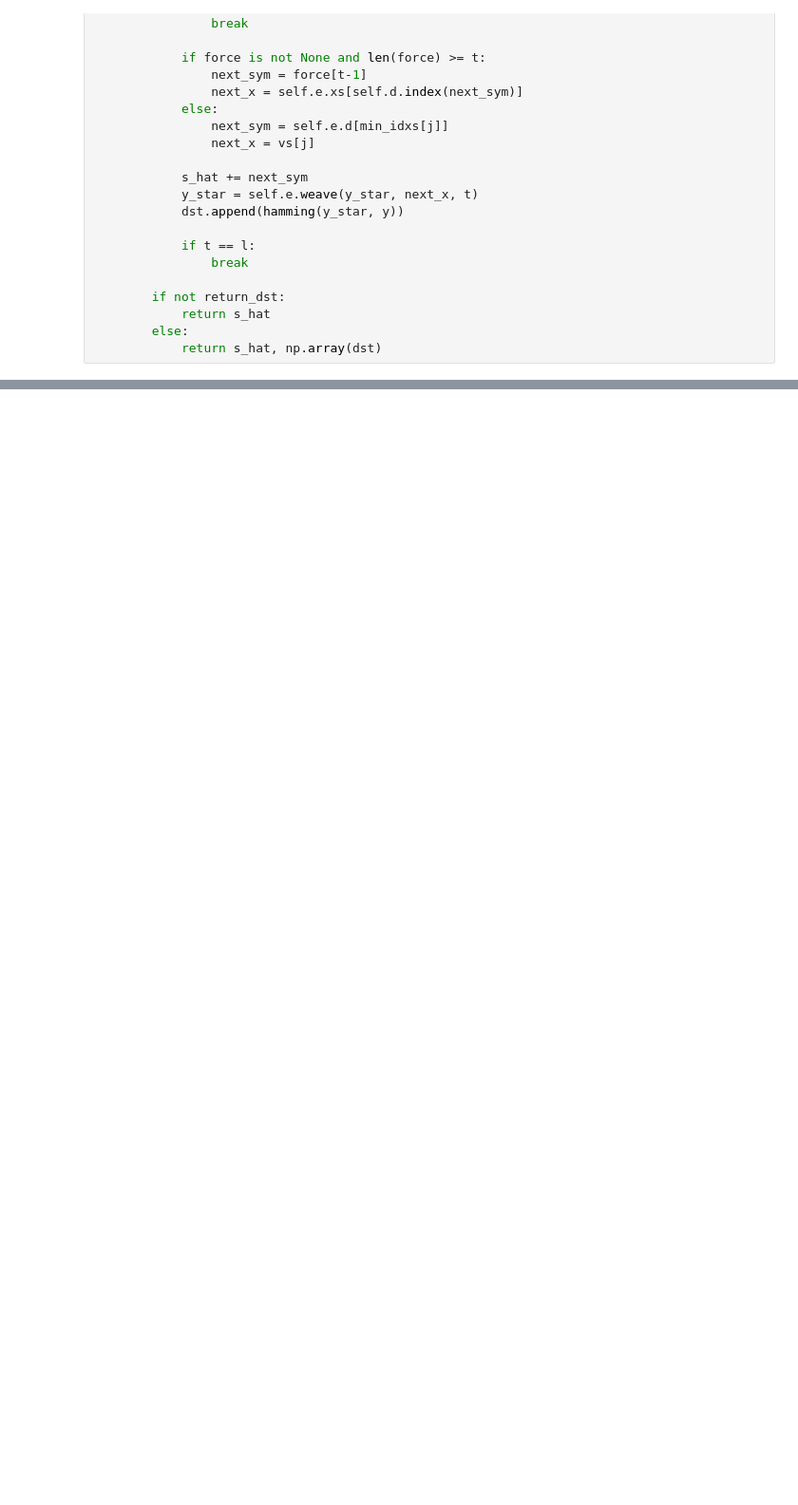
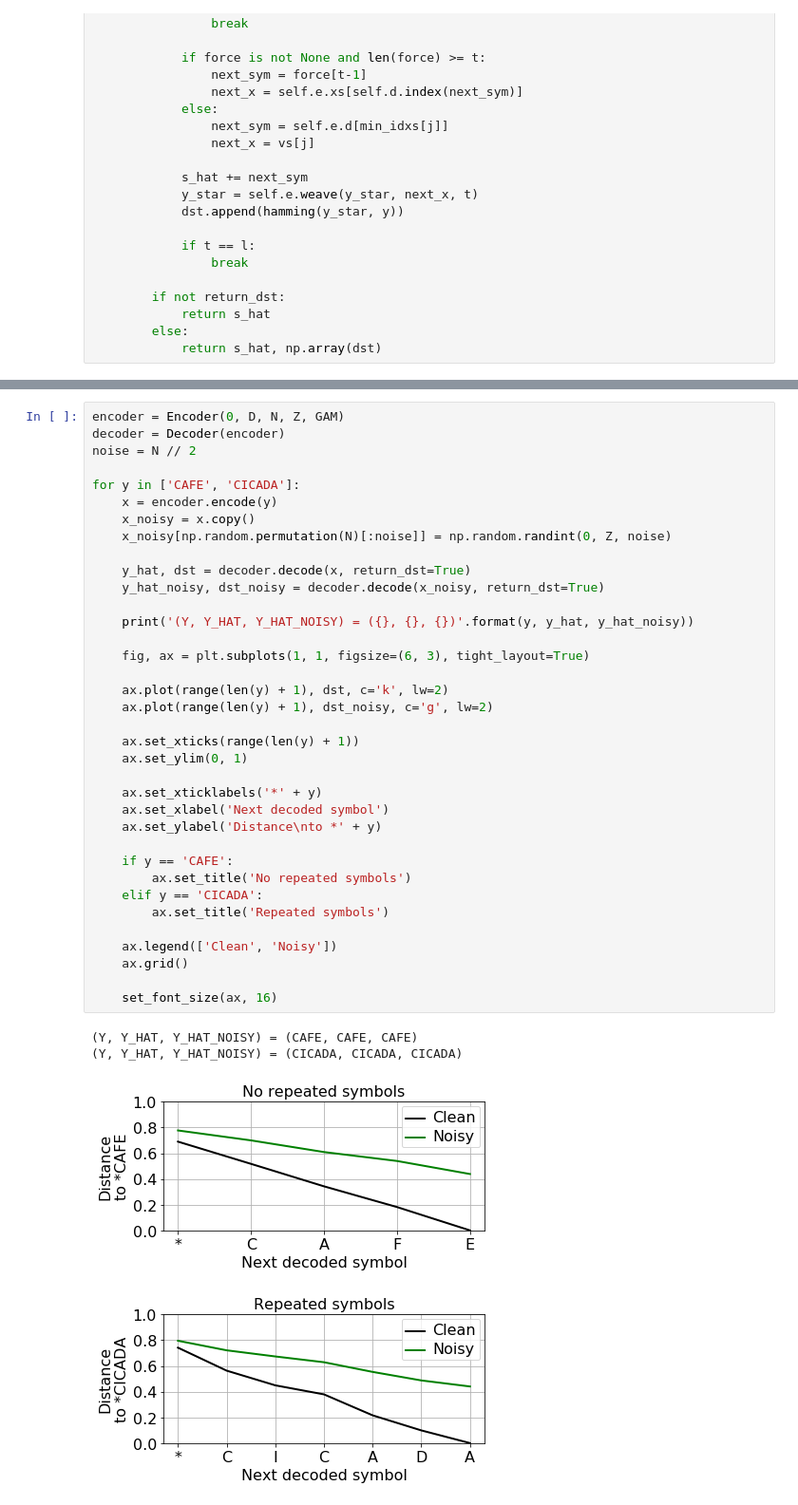
Before and after one commit to rkp8000/crossing_over, a Jupyter notebook: 2_decoding.ipynb, the cells around one changed output, grey strips where cells are left out. Shown at 95% size. Saved outputs shown, nothing was run; the diff lists cells and outputs as text; blank space fills up the shorter version.

```diff
--- a/2_decoding.ipynb
+++ b/2_decoding.ipynb
@@ -401,0 +191,41 @@ set_font_size(cax, 16)
+# %%
+encoder = Encoder(0, D, N, Z, GAM)
+decoder = Decoder(encoder)
+noise = N // 2
+
+for y in ['CAFE', 'CICADA']:
+    x = encoder.encode(y)
+    x_noisy = x.copy()
+    x_noisy[np.random.permutation(N)[:noise]] = np.random.randint(0, Z, noise)
+
+    y_hat, dst = decoder.decode(x, return_dst=True)
+    y_hat_noisy, dst_noisy = decoder.decode(x_noisy, return_dst=True)
+
+    print('(Y, Y_HAT, Y_HAT_NOISY) = ({}, {}, {})'.format(y, y_hat, y_hat_noisy))
+
+    fig, ax = plt.subplots(1, 1, figsize=(6, 3), tight_layout=True)
+
+    ax.plot(range(len(y) + 1), dst, c='k', lw=2)
+    ax.plot(range(len(y) + 1), dst_noisy, c='g', lw=2)
+
+    ax.set_xticks(range(len(y) + 1))
+    ax.set_ylim(0, 1)
+
+    ax.set_xticklabels('*' + y)
+    ax.set_xlabel('Next decoded symbol')
+    ax.set_ylabel('Distance\nto *' + y)
+
+    if y == 'CAFE':
+        ax.set_title('No repeated symbols')
+    elif y == 'CICADA':
+        ax.set_title('Repeated symbols')
+
+    ax.legend(['Clean', 'Noisy'])
+    ax.grid()
+
+    set_font_size(ax, 16)
+# %% [output]
+(Y, Y_HAT, Y_HAT_NOISY) = (CAFE, CAFE, CAFE)
+(Y, Y_HAT, Y_HAT_NOISY) = (CICADA, CICADA, CICADA)
+[figure, added]
+[figure, added]
```
Also changed, not shown: parts of 10 cells of this notebook.
